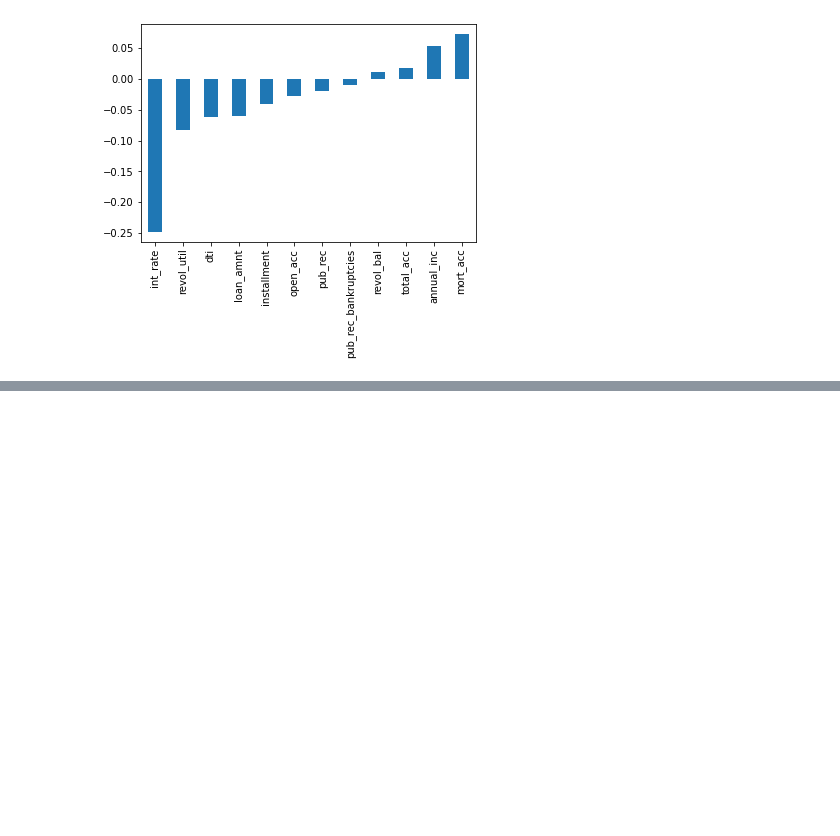
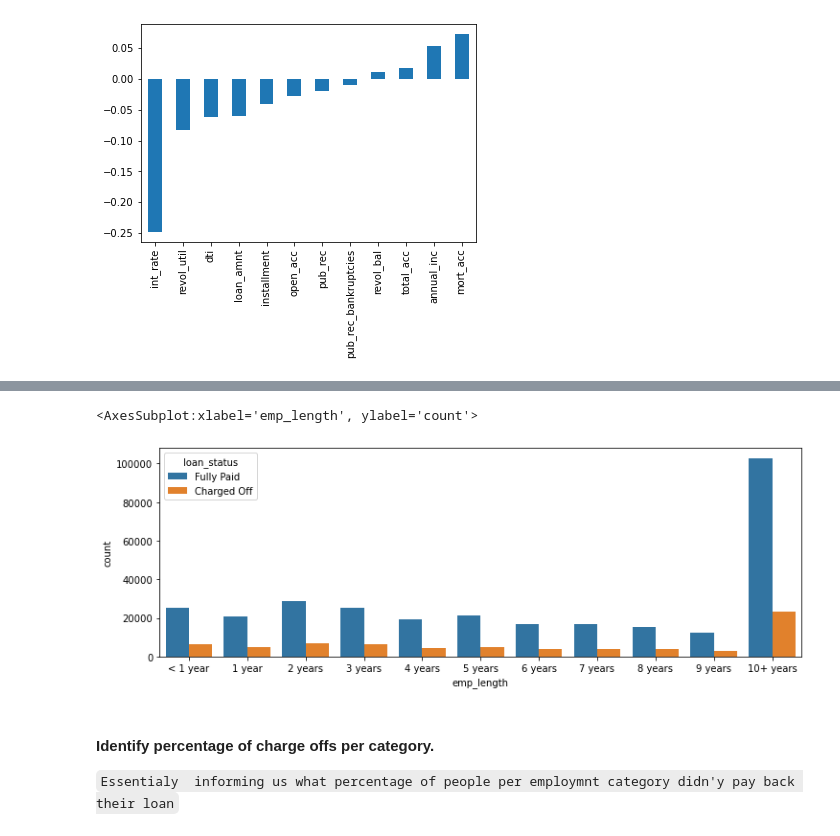
Before and after one commit to sumit-mandal/Machine-Learning-Complete-2, a Jupyter notebook: Deep Learning/Lending_Club_project.ipynb, the cells around one changed output, grey strips where cells are left out. Cells and saved outputs as stored; diff of their text form; code cells hidden in the pictures; blank space fills up the shorter version.

```diff
--- a/Deep Learning/Lending_Club_project.ipynb
+++ b/Deep Learning/Lending_Club_project.ipynb
@@ -322,0 +506,10 @@ df.corr()['loan_repaid'].sort_values().drop('loan_repaid').plot(kind='bar')
+# %%
+plt.figure(figsize=(12,4))
+sns.countplot(x='emp_length',data=df,order=emp_length_order,
+             hue='loan_status')
+# %% [output]
+<AxesSubplot:xlabel='emp_length', ylabel='count'>
+[figure, added]
+# %% [markdown]
+#### Identify percentage of charge offs per category.
+`Essentialy  informing us what percentage of people per employmnt category didn'y pay back their loan`
```
Also changed, not shown: parts of 44 cells of this notebook.
